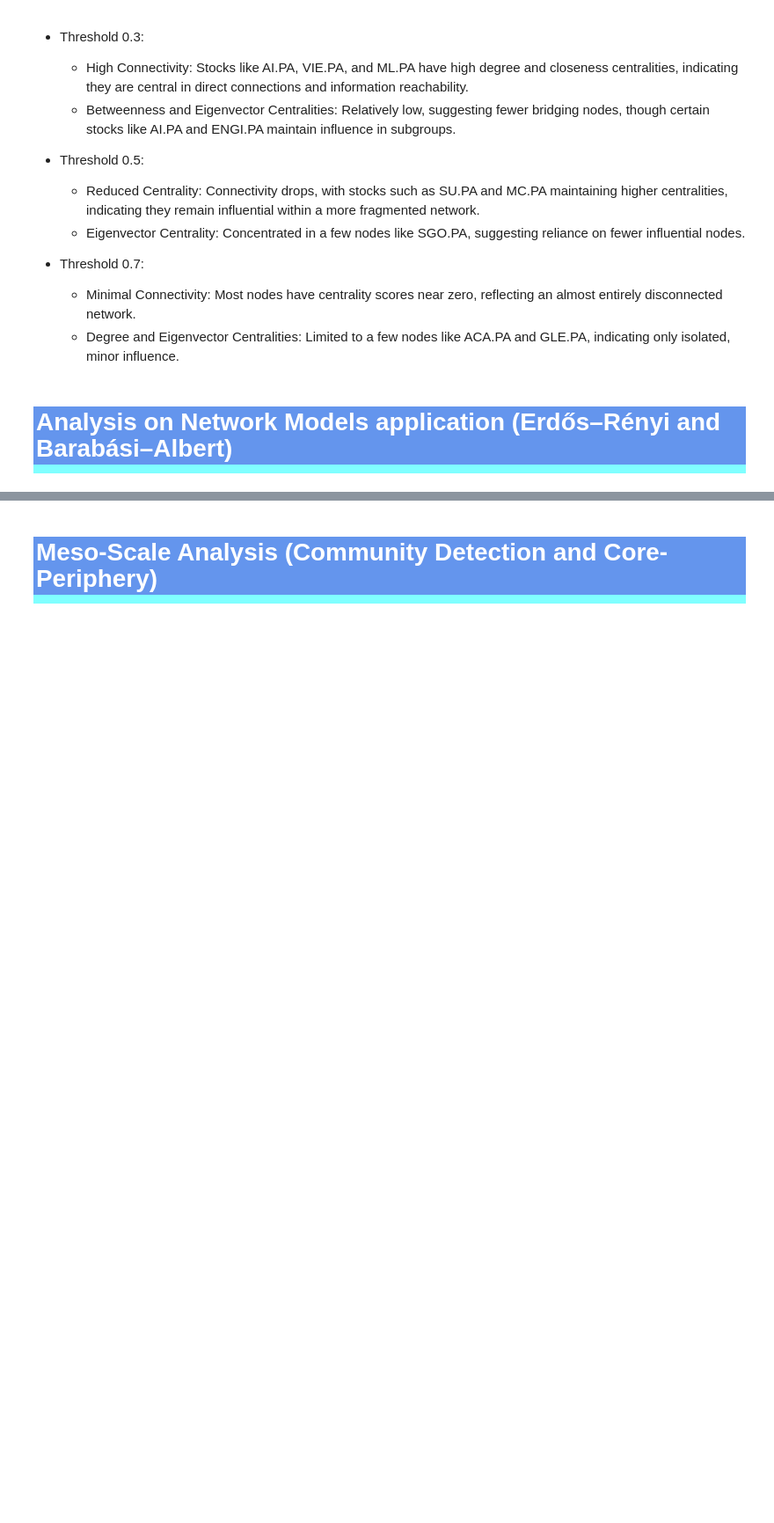
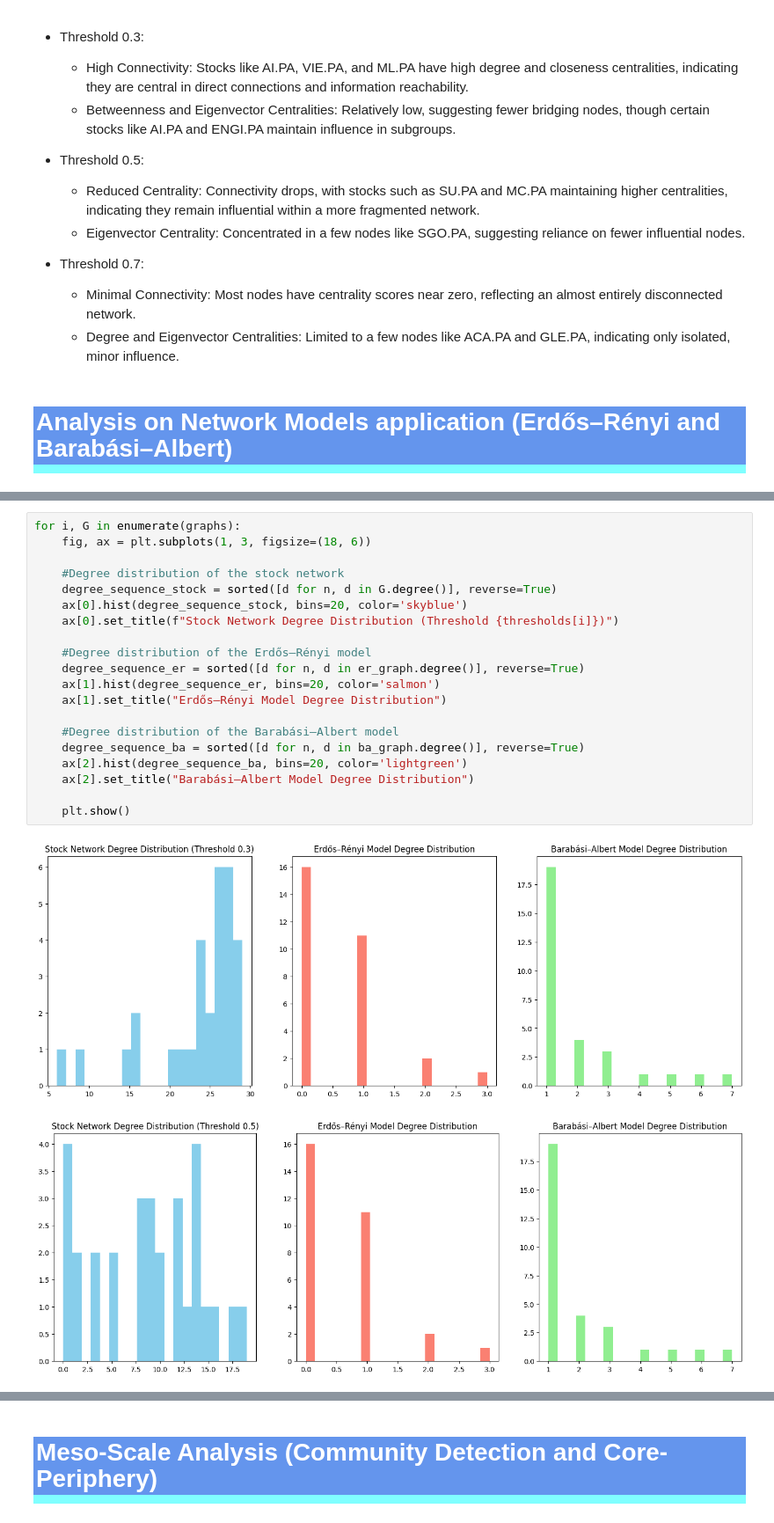
Before and after one commit to AntoineBuffandeau/Data_analysis_on_stocks, a Jupyter notebook: data_related_inn_fin.ipynb, the cells around one changed output, grey strips where cells are left out. Shown at 88% size. Cells and saved outputs as stored; diff of their text form; blank space fills up the shorter version.

```diff
--- a/data_related_inn_fin.ipynb
+++ b/data_related_inn_fin.ipynb
@@ -882,0 +944,23 @@ centrality_metrics[2][1]
+# %%
+for i, G in enumerate(graphs):
+    fig, ax = plt.subplots(1, 3, figsize=(18, 6))
+
+    #Degree distribution of the stock network
+    degree_sequence_stock = sorted([d for n, d in G.degree()], reverse=True)
+    ax[0].hist(degree_sequence_stock, bins=20, color='skyblue')
+    ax[0].set_title(f"Stock Network Degree Distribution (Threshold {thresholds[i]})")
+
+    #Degree distribution of the Erdős–Rényi model
+    degree_sequence_er = sorted([d for n, d in er_graph.degree()], reverse=True)
+    ax[1].hist(degree_sequence_er, bins=20, color='salmon')
+    ax[1].set_title("Erdős–Rényi Model Degree Distribution")
+
+    #Degree distribution of the Barabási–Albert model
+    degree_sequence_ba = sorted([d for n, d in ba_graph.degree()], reverse=True)
+    ax[2].hist(degree_sequence_ba, bins=20, color='lightgreen')
+    ax[2].set_title("Barabási–Albert Model Degree Distribution")
+
+    plt.show()
+# %% [output]
+[figure, added]
+[figure, added]
```
Also changed, not shown: parts of 13 cells of this notebook, 13 other files.
